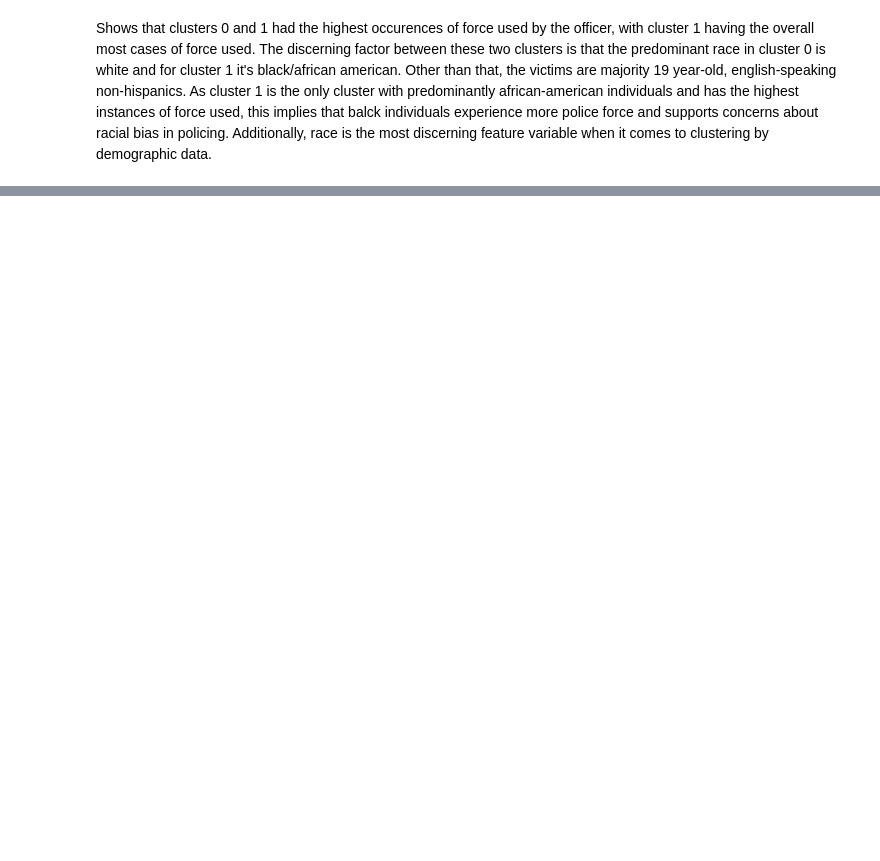
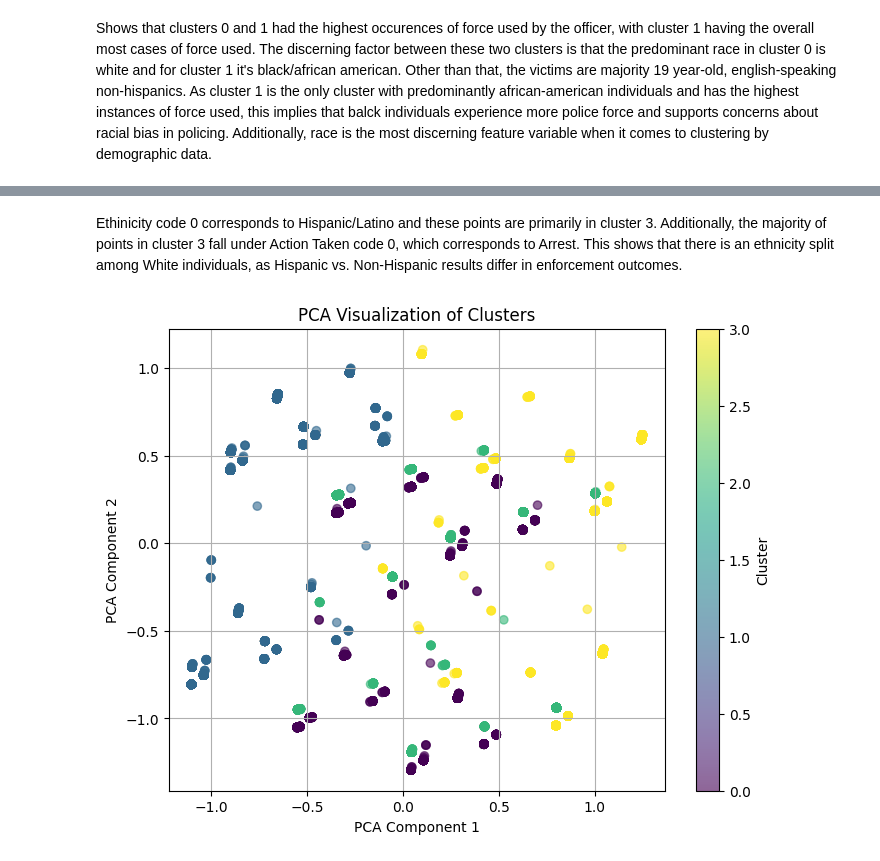
Before and after one commit to sophieganapolsky/ML4VA, a Jupyter notebook: SubsetClustering.ipynb, the cells around one changed output, grey strips where cells are left out. Cells and saved outputs as stored; diff of their text form; code cells hidden in the pictures; blank space fills up the shorter version.

```diff
--- a/SubsetClustering.ipynb
+++ b/SubsetClustering.ipynb
@@ -263,0 +555,19 @@ Shows that clusters 0 and 1 had the highest occurences of force used by the offi
+# %% [markdown]
+Ethinicity code 0 corresponds to Hispanic/Latino and these points are primarily in cluster 3. Additionally, the majority of points in cluster 3 fall under Action Taken code 0, which corresponds to Arrest. This shows that there is an ethnicity split among White individuals, as Hispanic vs. Non-Hispanic results differ in enforcement outcomes.
+# %%
+from sklearn.decomposition import PCA
+import matplotlib.pyplot as plt
+
+pca = PCA(n_components=2)
+reduced_data = pca.fit_transform(transformed_data)
+
+plt.figure(figsize=(8, 6))
+scatter = plt.scatter(reduced_data[:, 0], reduced_data[:, 1], c=clusters, cmap='viridis', alpha=0.6)
+plt.title("PCA Visualization of Clusters")
+plt.xlabel("PCA Component 1")
+plt.ylabel("PCA Component 2")
+plt.colorbar(scatter, label="Cluster")
+plt.grid(True)
+plt.show()
+# %% [output]
+[figure, added]
```
Also changed, not shown: parts of 31 cells of this notebook.
